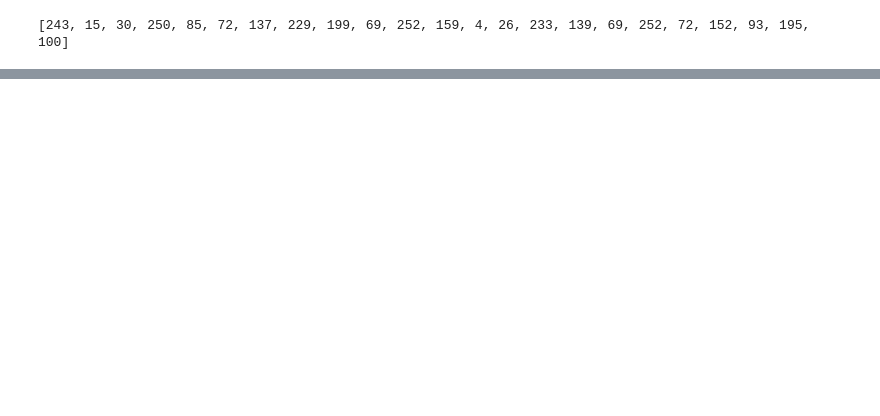
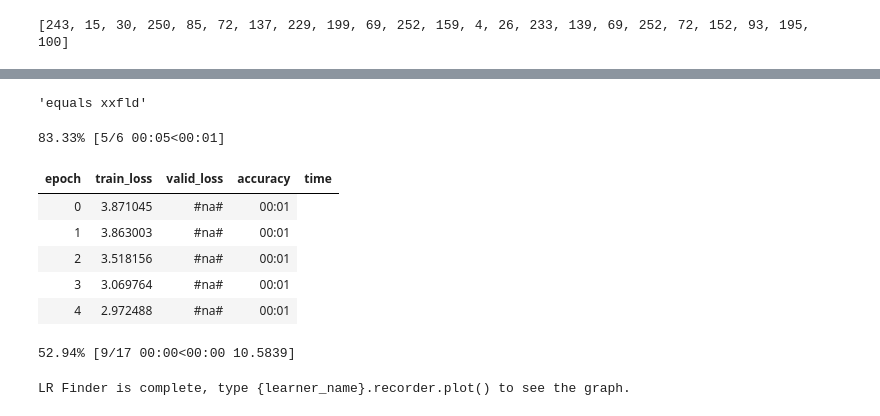
Before and after one commit to sachbhar/DeepDecompiler, a Jupyter notebook: DeepDecompiler.ipynb, the cells around one changed output, grey strips where cells are left out. Cells and saved outputs as stored; diff of their text form; code cells hidden in the pictures; blank space fills up the shorter version.

```diff
--- a/DeepDecompiler.ipynb
+++ b/DeepDecompiler.ipynb
@@ -298,0 +443,17 @@ print(code)
+# %%
+learn_lm = language_model_learner(data_lm, AWD_LSTM, drop_mult=0.3, pretrained=False)
+learn_lm.predict('equals')
+# %% [output]
+'equals xxfld'
+# %%
+learn_lm.lr_find()
+# %% [output]
+83.33% [5/6 00:05<00:01]
+| epoch | train_loss | valid_loss | accuracy | time |
+| 0 | 3.871045 | #na# | 00:01 |
+| 1 | 3.863003 | #na# | 00:01 |
+| 2 | 3.518156 | #na# | 00:01 |
+| 3 | 3.069764 | #na# | 00:01 |
+| 4 | 2.972488 | #na# | 00:01 |
+52.94% [9/17 00:00<00:00 10.5839]
+LR Finder is complete, type {learner_name}.recorder.plot() to see the graph.
```
Also changed, not shown: parts of 19 cells of this notebook.
